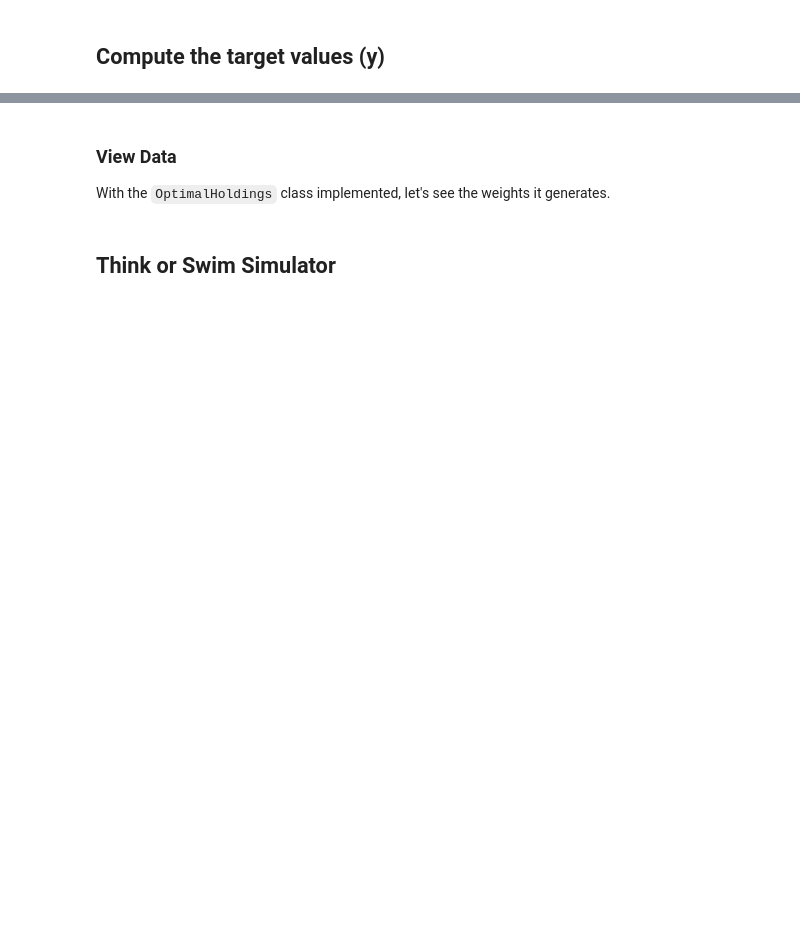
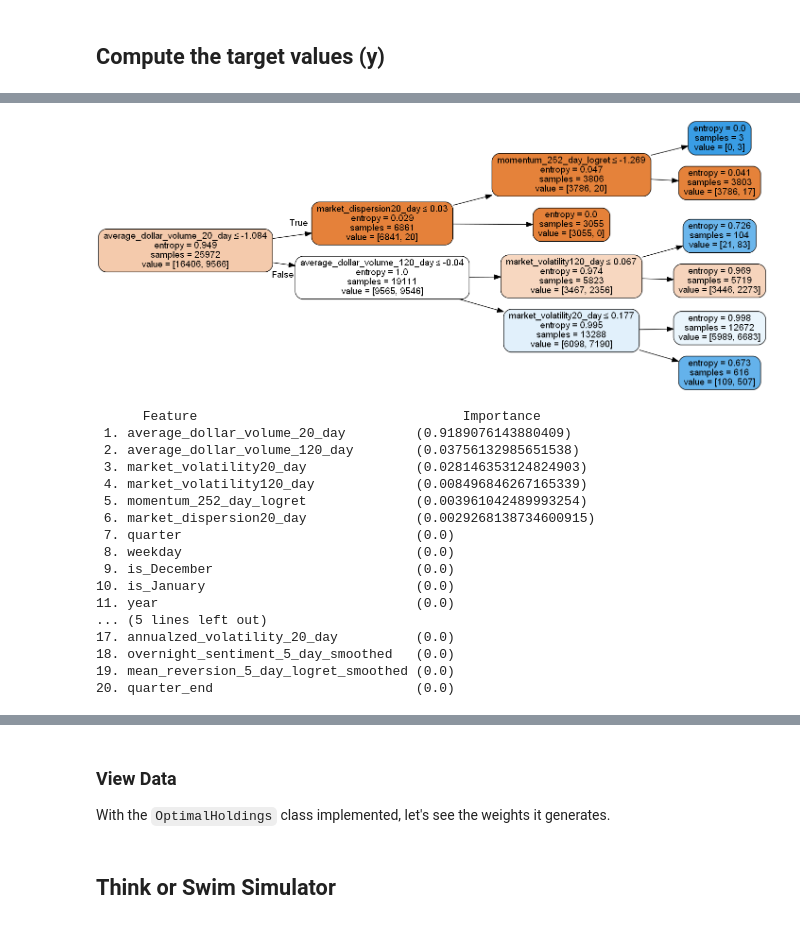
Before and after one commit to nmaiorana/svi-trading-tools, a Jupyter notebook: portfolio_analysis_ml.ipynb, the cells around one changed output, grey strips where cells are left out. Drawn from its saved outputs; the diff is of its cells as text; code cells hidden in the pictures; blank space fills up the shorter version.

```diff
--- a/portfolio_analysis_ml.ipynb
+++ b/portfolio_analysis_ml.ipynb
@@ -364,0 +387,22 @@ X, X_train, X_valid, X_test, y_train, y_valid, y_testj = make_splits(all_factors
+# %%
+import utils
+importlib.reload(utils)
+
+features = ['momentum_252_day_logret', 'mean_reversion_5_day_logret_smoothed',
+       'overnight_sentiment_5_day_smoothed',
+       'annualzed_volatility_20_day', 'annualzed_volatility_120_day',
+       'average_dollar_volume_20_day', 'average_dollar_volume_120_day',
+       'market_dispersion20_day', 'market_dispersion120_day',
+       'market_volatility20_day', 'market_volatility120_day',
+       'is_January', 'is_December', 'weekday', 'quarter', 'year',
+       'month_start', 'month_end', 'quarter_start', 'quarter_end']
+
+target_label = 'target'
+
+temp = all_factors.dropna().copy()
+X = temp[features]
+y = temp[target_label]
+
+X_train, X_valid, X_test, y_train, y_valid, y_test = utils.train_valid_test_split(X, y, 0.6, 0.2, 0.2)
+
+X_train.head()
@@ -364,0 +417,37 @@ X, X_train, X_valid, X_test, y_train, y_valid, y_testj = make_splits(all_factors
+# %%
+from IPython.display import display
+from sklearn.tree import DecisionTreeClassifier
+import utils
+importlib.reload(utils)
+
+
+# This is to get consistent results between each run.
+clf_random_state = 0
+
+simple_clf = DecisionTreeClassifier(
+    max_depth=3,
+    criterion='entropy',
+    random_state=clf_random_state)
+simple_clf.fit(X_train, y_train)
+
+display(utils.plot_tree_classifier(simple_clf, feature_names=features))
+utils.rank_features_by_importance(simple_clf.feature_importances_, features)
+# %% [output]
+[figure, added]
+      Feature                                  Importance
+ 1. average_dollar_volume_20_day         (0.9189076143880409)
+ 2. average_dollar_volume_120_day        (0.03756132985651538)
+ 3. market_volatility20_day              (0.028146353124824903)
+ 4. market_volatility120_day             (0.008496846267165339)
+ 5. momentum_252_day_logret              (0.003961042489993254)
+ 6. market_dispersion20_day              (0.0029268138734600915)
+ 7. quarter                              (0.0)
+ 8. weekday                              (0.0)
+ 9. is_December                          (0.0)
+10. is_January                           (0.0)
+11. year                                 (0.0)
+... (5 lines left out)
+17. annualzed_volatility_20_day          (0.0)
+18. overnight_sentiment_5_day_smoothed   (0.0)
+19. mean_reversion_5_day_logret_smoothed (0.0)
+20. quarter_end                          (0.0)
```
Also changed, not shown: parts of 45 cells of this notebook, 5 other files.
